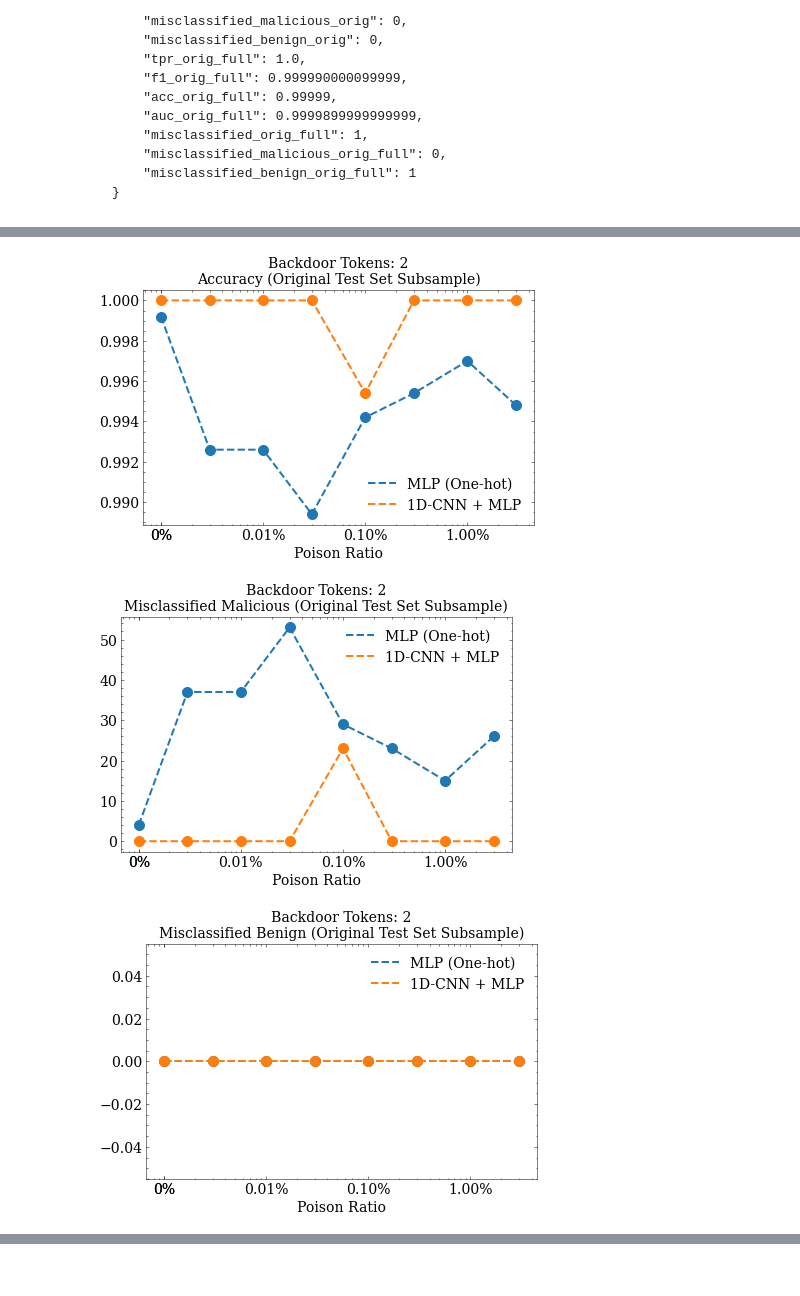
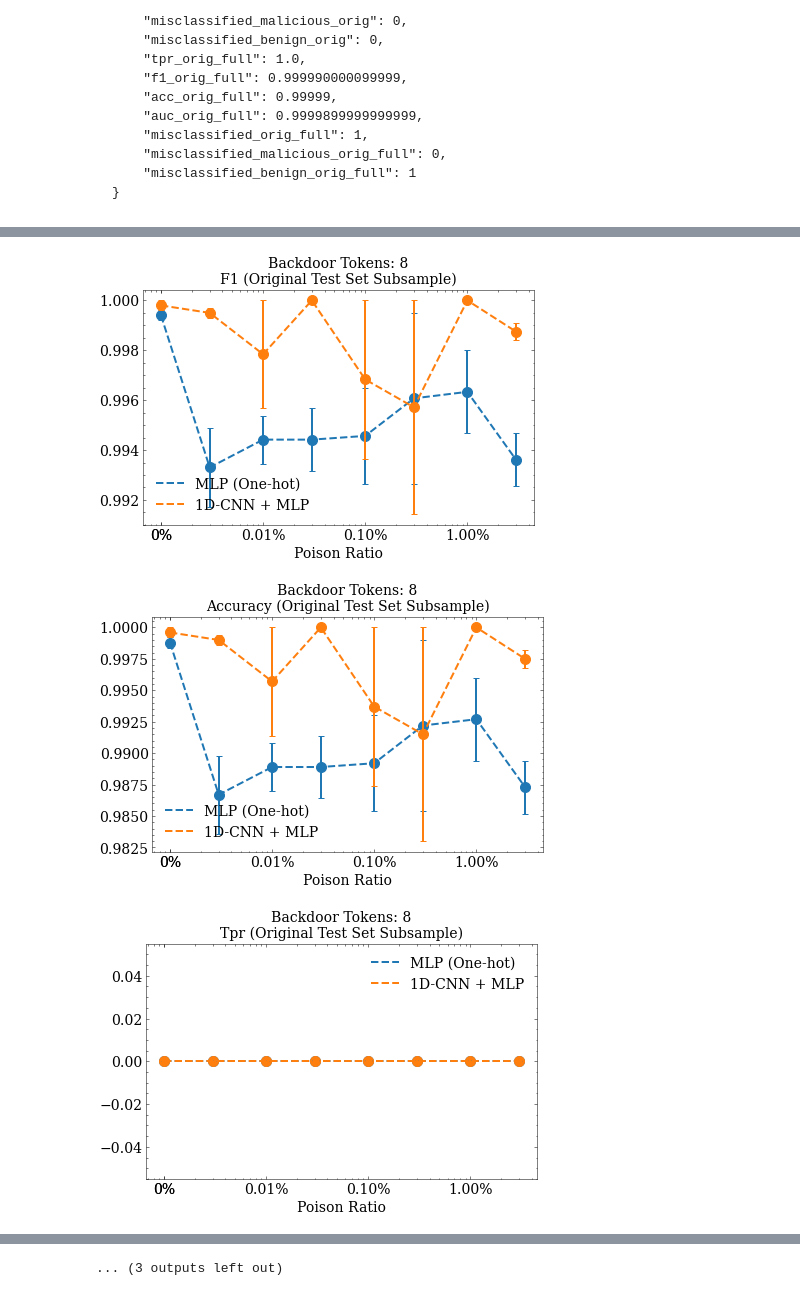
Before and after one commit to dtrizna/QuasarNix, a Jupyter notebook: results_adversarial_poisoning_backdoor.ipynb, the cells around one changed output, grey strips where cells are left out. Cells and saved outputs as stored; diff of their text form; code cells hidden in the pictures.

Commit message:
intermediate results on poisoning

```diff
--- a/results_adversarial_poisoning_backdoor.ipynb
+++ b/results_adversarial_poisoning_backdoor.ipynb
@@ -97,6 +99,7 @@ def read_scores_from_dir(directory, model_type):
 
     return scores_ddict
 
+
 def convert_ddict_to_dataframe(data):
     rows = []
     for epsilon, subdict in data.items():
@@ -110,6 +113,7 @@ def convert_ddict_to_dataframe(data):
     # Convert the list of dictionaries into a DataFrame
     df = pd.DataFrame(rows)
     return df
+
 
 def add_base_rows(summary_df):
     summary_df = summary_df.copy()
@@ -191,6 +195,7 @@ def mean_std_dfs(*dataframes):
 
     return summary_df
 
+
 def parse_scores(directories, model_type):
     dfs = []
     for folder in directories:
@@ -199,22 +204,26 @@ def parse_scores(directories, model_type):
     df = mean_std_dfs(*dfs)
     return df
 
+
 metrics = [
     "f1_backdoor",
     "acc_backdoor",
+    "tpr_backdoor",
     "misclassified_malicious_backdoor",
     "misclassified_benign_backdoor",
     "f1_orig",
     "acc_orig",
+    "tpr_orig",
     "misclassified_malicious_orig",
     "misclassified_benign_orig",
     "f1_orig_full",
     "acc_orig_full",
+    "tpr_orig_full",
     "misclassified_malicious_orig_full",
     "misclassified_benign_orig_full",
 ]
 # %%
-def plot_backdoor_results(df, model_name, metric: str, poison_ratio, backdoor_tokens, color, ax=None):
+def plot_backdoor_results(df, model_name, metric: str, poison_ratio, backdoor_tokens, color, ax=None, linestyle="--", marker="o"):
     zero_substitute = 0.001 # for log scale when poison ratio is 0
     # metric_name = metric.replace("_backdoor", "").replace("_orig", "").replace("_orig_full", "")
     metric_name = metric.replace("_", " ").capitalize()
@@ -238,7 +247,7 @@ def plot_backdoor_results(df, model_name, metric: str, poison_ratio, backdoor_to
         x = scores_mean.index.levels[1]
         xlabel = "Backdoor Tokens"
         xscale = "linear"
-        metric_name = f"Poison Ratio: {poison_ratio:.1%} of Train Set\n" + metric_name
+        metric_name = f"Poison Ratio: {poison_ratio}% ({SCORES_TO_SAMPLES[poison_ratio]} Samples) of Train Set\n" + metric_name
     if poison_ratio == slice(None):
         x = scores_mean.index.levels[0]
         xlabel = "Poison Ratio"
@@ -247,9 +256,9 @@ def plot_backdoor_results(df, model_name, metric: str, poison_ratio, backdoor_to
         x = [zero_substitute if i == 0 else i for i in x]
 
     # # mean as scatter plot with larger size, and std as errbars
-    ax.scatter(x, scores_mean, marker="o", label=model_name, color=color, s=100)
+    ax.scatter(x, scores_mean, marker=marker, label=model_name, color=color, s=100)
     ax.errorbar(x, scores_mean, yerr=scores_std, ls="none", capsize=3, color=color, label=model_name, linewidth=2)
-    ax.plot(x, scores_mean, ls="--", color=color, label=model_name, linewidth=2)
+    ax.plot(x, scores_mean, ls=linestyle, color=color, label=model_name, linewidth=2)
 
     ax.set_xlabel(xlabel, fontsize=14)
     ax.set_title(metric_name, fontsize=14)
@@ -289,0 +327,20 @@ def joint_metric_plot(metric, poison_ratio, backdoor_tokens):
+# %%
+legend_handles = []
+fig, ax = plt.subplots(1, 1, figsize=set_size())
+colors = ["tab:blue", "tab:orange"]
+linestyles = [":", "--"]
+markers = ["x", "o"]
+legend_names = {
+    "misclassified_malicious_backdoor": "Backdoored Test Set Subsample",
+    "misclassified_malicious_orig": "Original Test Set Subsample",
+}
+for j, metric in enumerate(legend_names.keys()):
+    legend_handles.append(Line2D([0], [0], linestyle=linestyles[j], color="black", lw=2, marker=markers[j], label=legend_names[metric]))
+    for i, model_type in enumerate(labelmap.keys()):
+        df = parse_scores(SUBDIRS_SAME_LIM, model_type)
+        plot_backdoor_results(df, "", metric, slice(None), 8, color=colors[i], ax=ax, linestyle=linestyles[j], marker=markers[j])
+        if j == 1:
+            legend_handles.append(Line2D([0], [0], linestyle="none", marker='s', color=colors[i], lw=2, label=labelmap[model_type]))
+ax.set_ylim(-300, 4500)
+ax.set_title(f"Misclassified Malicious Samples with Backdoor Tokens: 8", fontsize=14)
+_ = ax.legend(handles=legend_handles, fontsize=14, loc='upper left')
@@ -290,4 +349,4 @@ def joint_metric_plot(metric, poison_ratio, backdoor_tokens):
 # %%
 for metric in metrics:
-    df = joint_metric_plot(metric, slice(None), 2)
+    df = joint_metric_plot(metric, slice(None), 8)
 # %% [output]
@@ -299,3 +358,3 @@ for metric in metrics:
-[figure, old version]
+[figure, new version]
-[figure, old version]
+[figure, new version]
-[figure, old version]
+[figure, new version]
@@ -306,3 +365,4 @@ for metric in metrics:
+... (3 outputs left out)
 # %%
 for metric in metrics:
     joint_metric_plot(metric, 0.003, slice(None))
```
Also changed, not shown: parts of 11 cells of this notebook, 1 other file.
